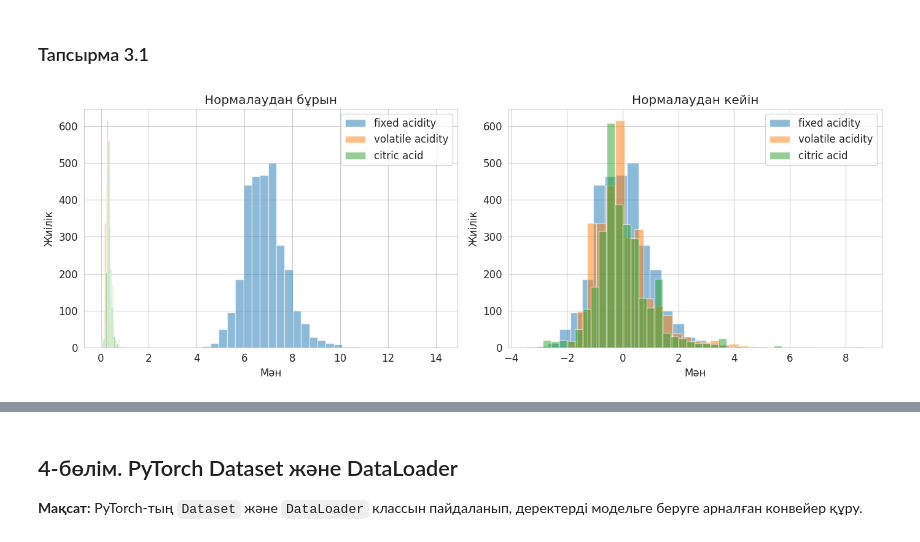
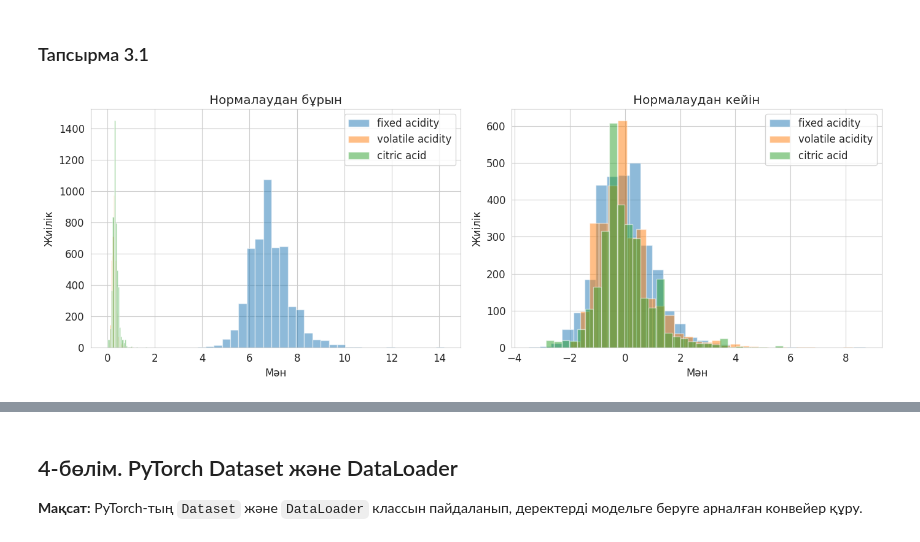
Before and after one commit to ansaganakhat/project-1, a Jupyter notebook: Pytorch_practical.ipynb, the cells around one changed output, grey strips where cells are left out. Drawn from its saved outputs; the diff is of its cells as text; code cells hidden in the pictures.

```diff
--- a/Pytorch_practical.ipynb
+++ b/Pytorch_practical.ipynb
@@ -298,7 +299,12 @@ fig, axes = plt.subplots(1, 3, figsize=(15, 5))
 for i, feat in enumerate(top_features):
     # TODO: axes[i] үшін scatter plot сызыңыз (x=feat, y='quality')
     # Кеңес: axes[i].scatter(df[feat], df['quality'], alpha=0.3, ...)
-    axes[i].scatter(df[feat], df['quality'], alpha=0.3)
+    axes[i].scatter(
+        df[feat],
+        df['quality'],
+        alpha=0.3,
+        color='steelblue'
+    )
     axes[i].set_xlabel(feat)
     axes[i].set_ylabel('quality')
     axes[i].set_title(f'{feat} vs quality')
@@ -401,39 +407,41 @@ X_train стандартты ауытқу          : [1. 1. 1. 1. 1. 1. 1. 1. 1.
 ### Тапсырма 3.1
 # %%
 # Тапсырма 3.1: Нормалаудың маңыздылығын дәлелдеу
-# Нормалаудан бұрын және кейінгі деректерді салыстырыңыз
 
 fig, axes = plt.subplots(1, 2, figsize=(14, 5))
 
-# TODO: Нормалаудан БҰРЫН алғашқы 3 ерекшеліктің гистограммасын сызыңыз
-# axes[0] ішінде 3 ерекшелік гистограммасын қабаттастырып сызыңыз
-for i in range(3):
+# Алғашқы 3 ерекшелік
+features_to_plot = feature_cols[:3]
+
+# Нормалаудан БҰРЫН
+for feat in features_to_plot:
     axes[0].hist(
-        X_train[:, i],
+        df[feat],
         bins=30,
         alpha=0.5,
-        label=feature_cols[i]
+        edgecolor='white'
     )
 
 axes[0].set_title('Нормалаудан бұрын')
 axes[0].set_xlabel('Мән')
 axes[0].set_ylabel('Жиілік')
-axes[0].legend(feature_cols[:3])
+axes[0].legend(features_to_plot)
 
-# TODO: Нормалаудан КЕЙІН сол ерекшеліктерді сызыңыз
-for i in range(3):
+# Нормалаудан КЕЙІН
+for i, feat in enumerate(features_to_plot):
     axes[1].hist(
         X_train_scaled[:, i],
         bins=30,
         alpha=0.5,
-        label=feature_cols[i]
+        edgecolor='white'
     )
+
 axes[1].set_title('Нормалаудан кейін')
 axes[1].set_xlabel('Мән')
 axes[1].set_ylabel('Жиілік')
-axes[1].legend(feature_cols[:3])
+axes[1].legend(features_to_plot)
 
 plt.tight_layout()
 plt.show()
 # %% [output]
-[figure, old version]
+[figure, new version]
```
Also changed, not shown: parts of 28 cells of this notebook.
